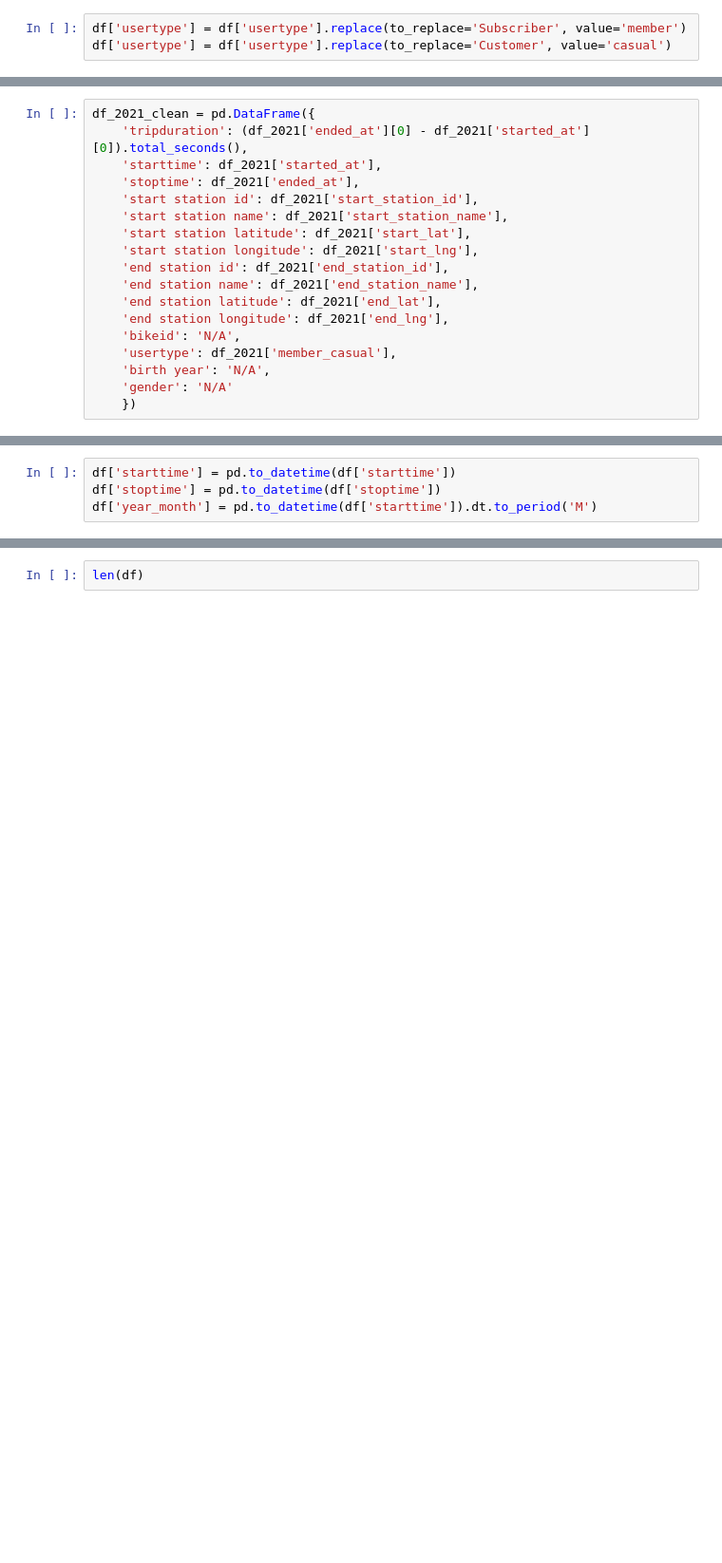
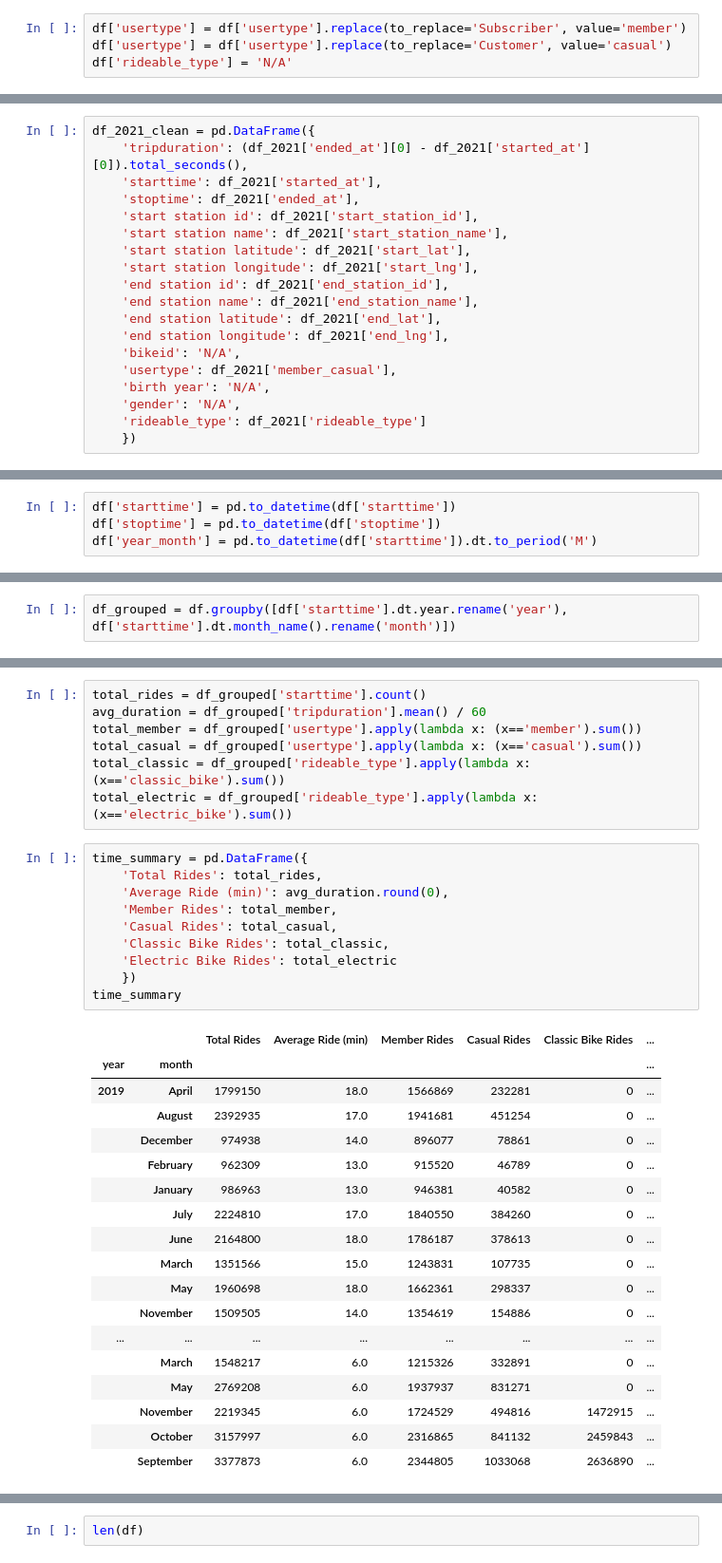
Before and after one commit to clawson13/citi-bike-challenge, a Jupyter notebook: CitiBike_data_launch.ipynb, the cells around one changed output, grey strips where cells are left out. Shown at 95% size. Drawn from its saved outputs; the diff is of its cells as text; blank space fills up the shorter version.

Commit message:
Final summary csv code

```diff
--- a/CitiBike_data_launch.ipynb
+++ b/CitiBike_data_launch.ipynb
@@ -64,3 +29,4 @@ array(['Subscriber', 'Customer'], dtype=object)
 # %%
 df['usertype'] = df['usertype'].replace(to_replace='Subscriber', value='member')
 df['usertype'] = df['usertype'].replace(to_replace='Customer', value='casual')
+df['rideable_type'] = 'N/A'
@@ -131,7 +90,8 @@ df_2021_clean = pd.DataFrame({
     'bikeid': 'N/A',
     'usertype': df_2021['member_casual'],
     'birth year': 'N/A',
-    'gender': 'N/A'
+    'gender': 'N/A',
+    'rideable_type': df_2021['rideable_type']
     })
 # %%
 df_2021_clean
@@ -191,0 +125,2 @@ df.tail()
+# %%
+df_grouped = df.groupby([df['starttime'].dt.year.rename('year'), df['starttime'].dt.month_name().rename('month')])
@@ -191,0 +129,36 @@ df.tail()
+# %%
+total_rides = df_grouped['starttime'].count()
+avg_duration = df_grouped['tripduration'].mean() / 60
+total_member = df_grouped['usertype'].apply(lambda x: (x=='member').sum())
+total_casual = df_grouped['usertype'].apply(lambda x: (x=='casual').sum())
+total_classic = df_grouped['rideable_type'].apply(lambda x: (x=='classic_bike').sum())
+total_electric = df_grouped['rideable_type'].apply(lambda x: (x=='electric_bike').sum())
+# %%
+time_summary = pd.DataFrame({
+    'Total Rides': total_rides,
+    'Average Ride (min)': avg_duration.round(0),
+    'Member Rides': total_member,
+    'Casual Rides': total_casual,
+    'Classic Bike Rides': total_classic,
+    'Electric Bike Rides': total_electric
+    })
+time_summary
+# %% [output]
+|  |  | Total Rides | Average Ride (min) | Member Rides | Casual Rides | Classic Bike Rides | ... |
+| year | month |  |  |  |  |  | ... |
+| 2019 | April | 1799150 | 18.0 | 1566869 | 232281 | 0 | ... |
+|  | August | 2392935 | 17.0 | 1941681 | 451254 | 0 | ... |
+|  | December | 974938 | 14.0 | 896077 | 78861 | 0 | ... |
+|  | February | 962309 | 13.0 | 915520 | 46789 | 0 | ... |
+|  | January | 986963 | 13.0 | 946381 | 40582 | 0 | ... |
+|  | July | 2224810 | 17.0 | 1840550 | 384260 | 0 | ... |
+|  | June | 2164800 | 18.0 | 1786187 | 378613 | 0 | ... |
+|  | March | 1351566 | 15.0 | 1243831 | 107735 | 0 | ... |
+|  | May | 1960698 | 18.0 | 1662361 | 298337 | 0 | ... |
+|  | November | 1509505 | 14.0 | 1354619 | 154886 | 0 | ... |
+| ... | ... | ... | ... | ... | ... | ... | ... |
+|  | March | 1548217 | 6.0 | 1215326 | 332891 | 0 | ... |
+|  | May | 2769208 | 6.0 | 1937937 | 831271 | 0 | ... |
+|  | November | 2219345 | 6.0 | 1724529 | 494816 | 1472915 | ... |
+|  | October | 3157997 | 6.0 | 2316865 | 841132 | 2459843 | ... |
+|  | September | 3377873 | 6.0 | 2344805 | 1033068 | 2636890 | ... |
```
Also changed, not shown: parts of 27 cells of this notebook, 4 other files.
